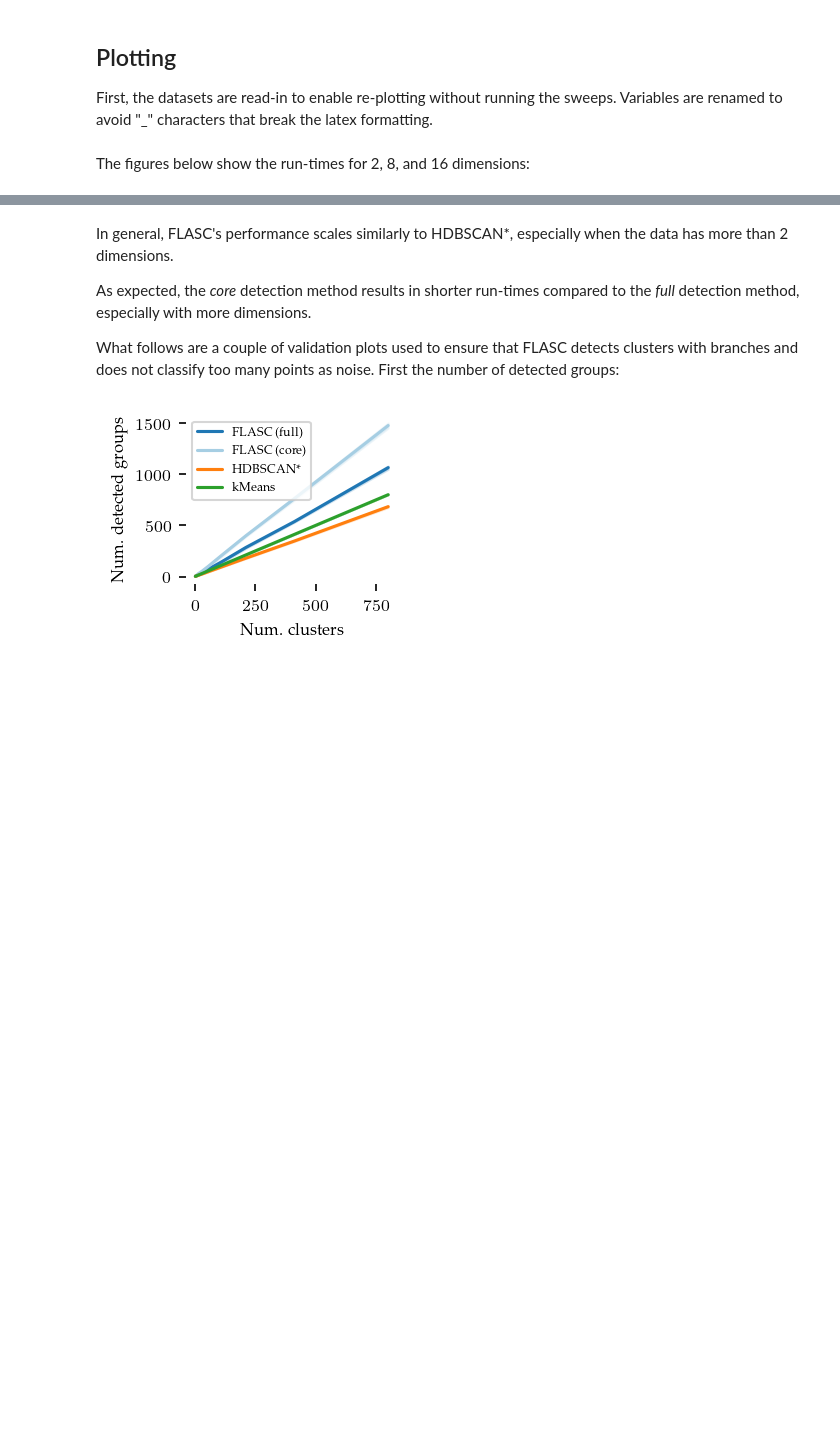
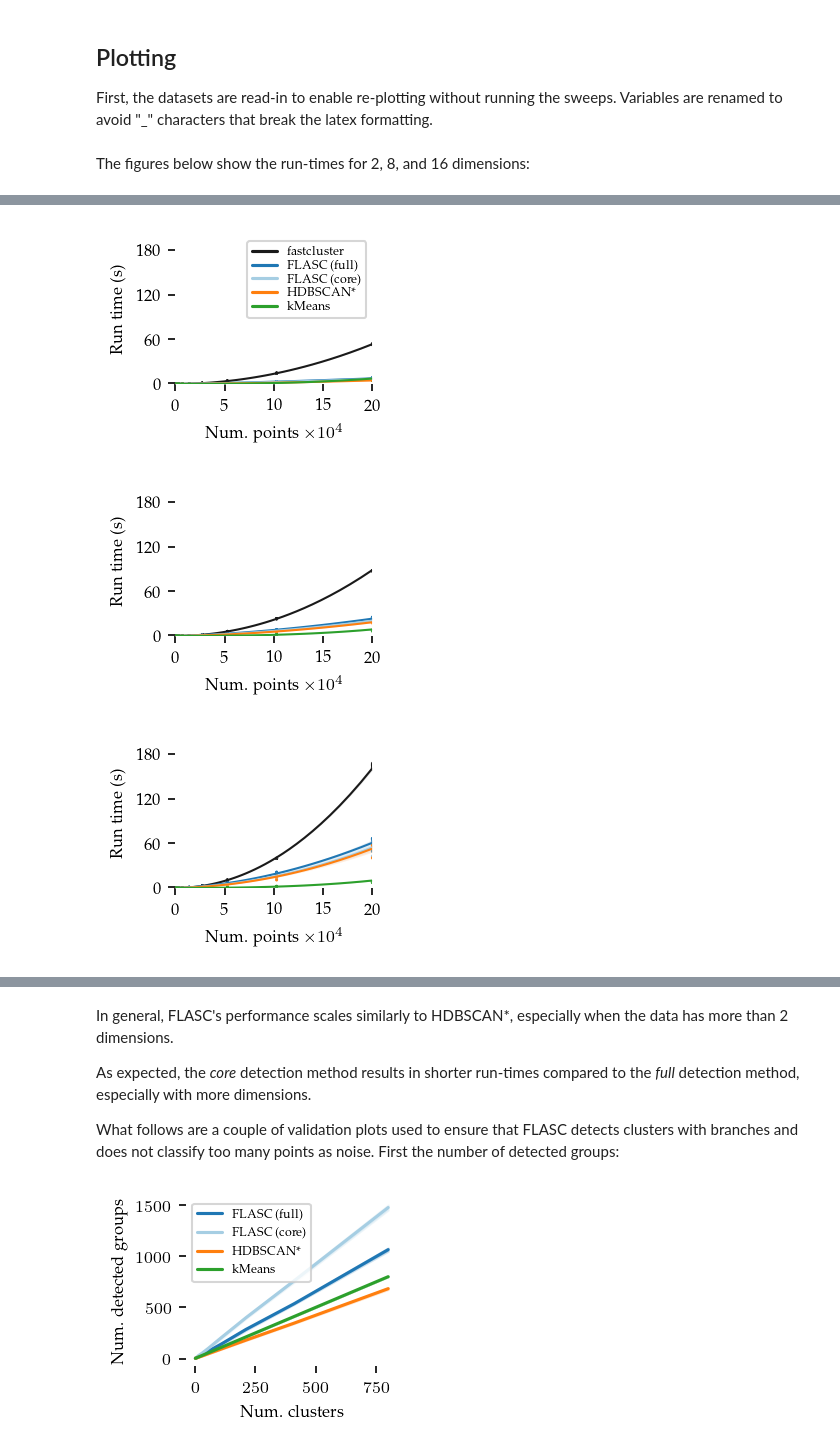
Before and after one commit to vda-lab/pyflasc, a Jupyter notebook: notebooks/Comparison_computational_cost.ipynb, the cells around one changed output, grey strips where cells are left out. Cells and saved outputs as stored; diff of their text form; code cells hidden in the pictures; blank space fills up the shorter version.

Commit message:
Update runtime figures

```diff
--- a/notebooks/Comparison_computational_cost.ipynb
+++ b/notebooks/Comparison_computational_cost.ipynb
@@ -253,15 +296,15 @@ melt.algorithm = melt.algorithm.replace({
 # %%
 display_names = {
-    'columns': {
-        'num_dims': 'Num dimensions',
-        'num_points': 'Num points',
-        'num_clusters': 'Num clusters',
-        'num_detected_clusters': 'Num detected clusters',
-        'num_noise_points': 'Num noise points',
-        'run_times': 'Run time (s)',
-        'num_edges': 'Num edges',
-        'speedup': 'Speedup',
-        'algorithm': 'Algorithm'
+    "columns": {
+        "num_dims": "Num. dimensions",
+        "num_points": "Num. points",
+        "num_clusters": "Num. clusters",
+        "num_detected_clusters": "Num. detected clusters",
+        "num_noise_points": "Num. noise points",
+        "run_times": "Run time (s)",
+        "num_edges": "Num. edges",
+        "speedup": "Speedup",
+        "algorithm": "Algorithm",
     }
 }
 # %% [markdown]
@@ -330,0 +312,53 @@ for i, nd in enumerate(num_dims):
+# %%
+from functools import partial
+
+nu_dims = len(num_dims)
+ylim = [200, 200, 200]  # [15, 40, 80]
+ticks = [[60, 120, 180] for _ in range(3)]  # [[0, 5, 10, 15], [0, 20, 40], [0, 40, 80]]
+palette = ["k", "C0", "#a6cee3", "C1", "C2"]
+algorithms = ["fastcluster", "FLASC (full)", "FLASC (core)", "HDBSCAN*", "kMeans"]
+for i, nd in enumerate(num_dims):
+    sized_fig(1 / nu_dims, aspect=0.8)
+    for j, alg in enumerate(algorithms):
+        vals = melt.query(f'num_dims == {nd} & algorithm == "{alg}"').rename(
+            **display_names
+        )
+        sns.regplot(
+            x=np.log10(vals["Num. points"]),
+            y=np.log10(vals["Run time (s)"]),
+            units=vals["repeats"],
+            order=2,
+            ci=95,
+            scatter_kws=dict(linewidths=0, edgecolor="none", s=2, facecolor=palette[j]),
+            line_kws=dict(linewidth=1, color=palette[j]),
+        )
+    if i == 0:
+        adjust_legend_subtitles(
+            plt.legend(
+                handles=[
+                    Line2D([], [], color=palette[j], label=k)
+                    for j, k in enumerate(algorithms)
+                ],
+                labelspacing=0.1,
+            ),
+        )
+
+    plt.ylim([-4, np.log10(ylim[i])])
+    plt.gca().set_yscale("function", functions=(partial(np.power, 10.0), np.log10))
+    plt.gca().set_yticks([0] + [i for i in np.log10(ticks[i])])
+    plt.gca().set_yticklabels(["0", "60", "120", "180"])
+
+    plt.xlim([2, np.log10(melt.num_points.max())])
+    plt.gca().set_xscale("function", functions=(partial(np.power, 10.0), np.log10))
+    x_ticks = np.asarray([50000, 100000, 150000, 200000])
+    plt.gca().set_xticks([0] + [i for i in np.log10(x_ticks)])
+    plt.gca().set_xticklabels(["0", "5", "10", "15", "20"])
+    plt.xlabel(f"Num. points $\\times 10^4$")
+
+    plt.subplots_adjust(0.24, 0.27, 0.96, 0.95, 0, 0)
+    plt.savefig(f"./images/run_times_{nd:d}_dims.pdf", pad_inches=0)
+    plt.show()
+# %% [output]
+[figure, added]
+[figure, added]
+[figure, added]
```
Also changed, not shown: parts of 18 cells of this notebook, 6 other files.
